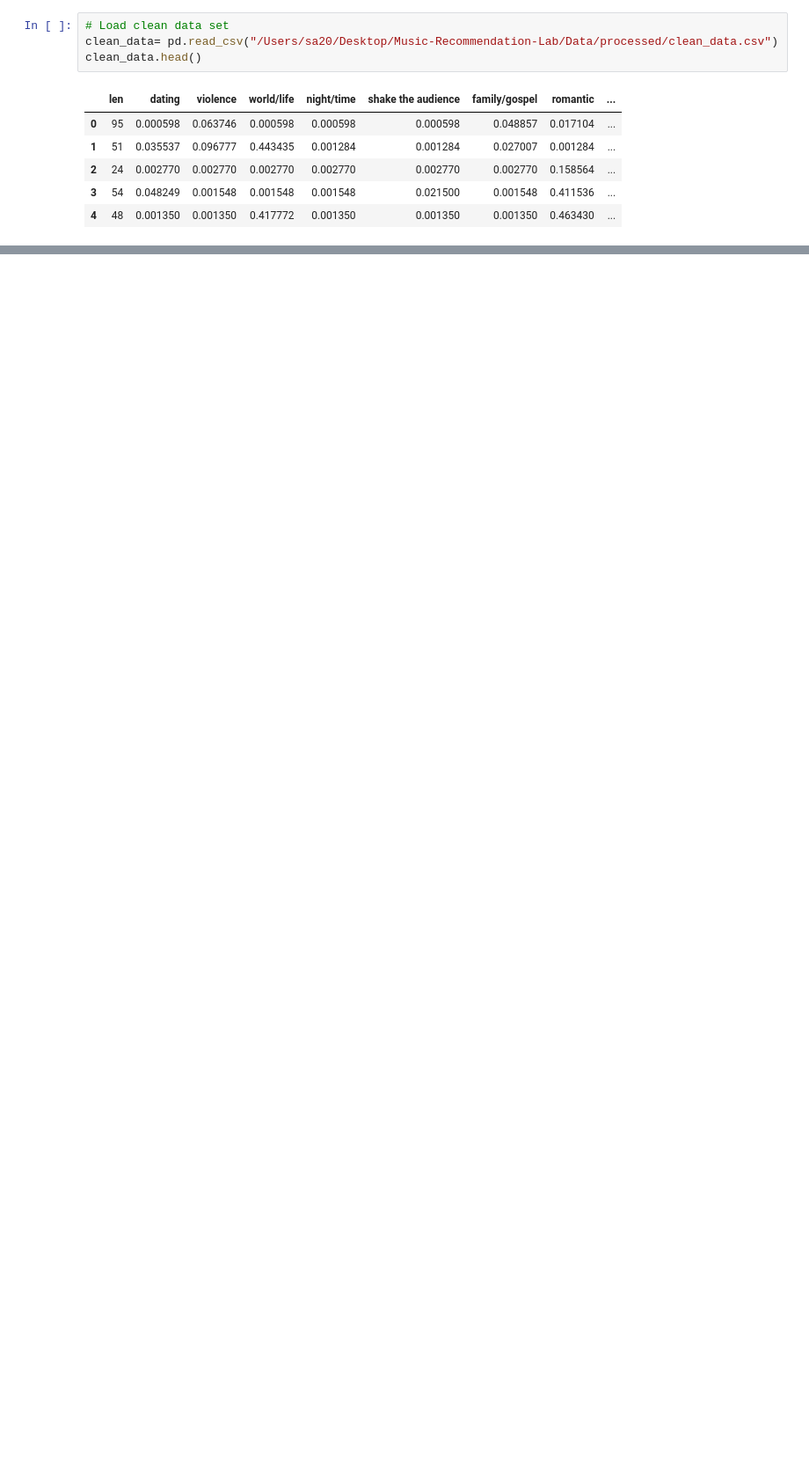
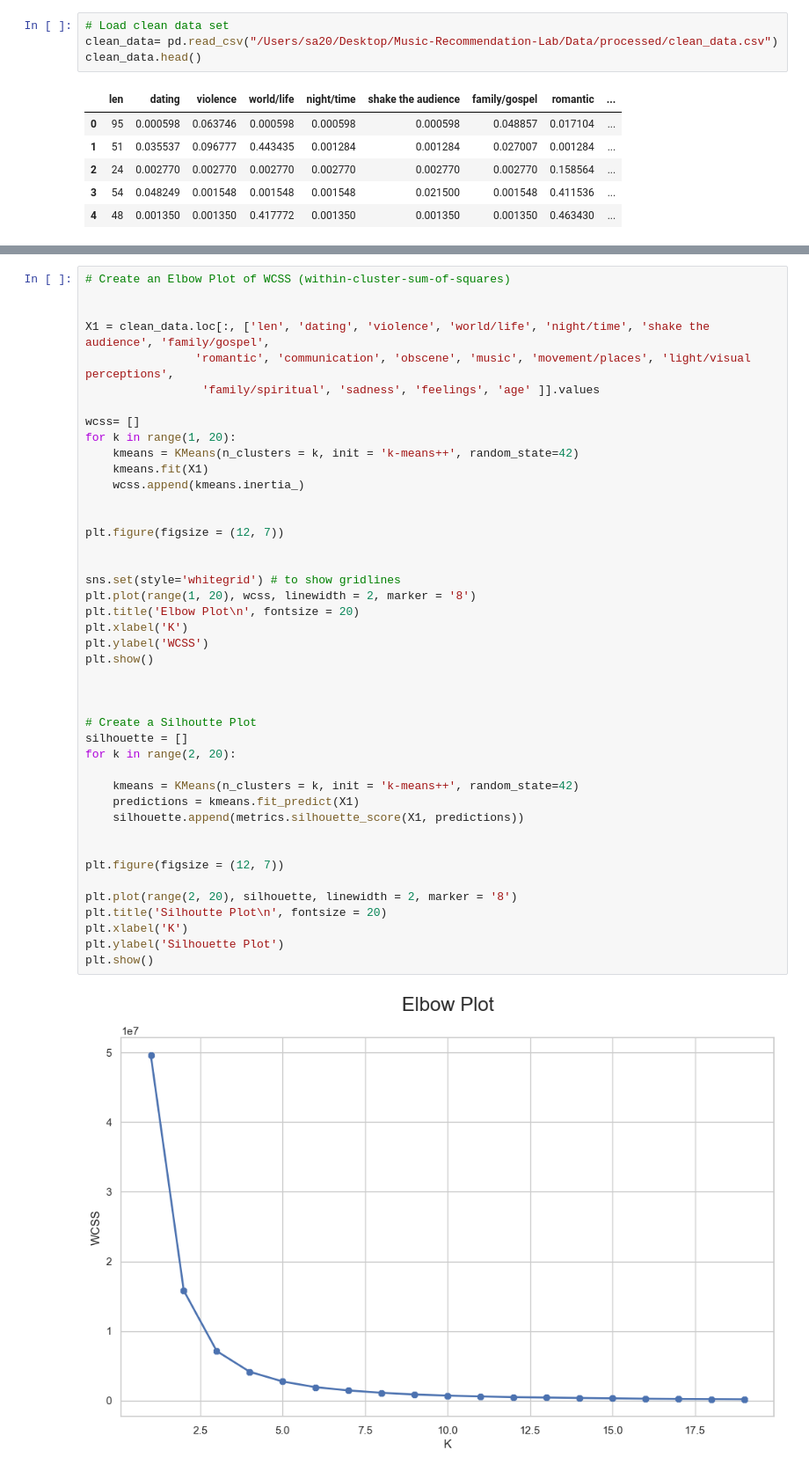
Before and after one commit to ohTMI/Music-Recommendation-Lab, a Jupyter notebook: Code/model.ipynb, the cells around one changed output, grey strips where cells are left out. Shown at 88% size. Saved outputs shown, nothing was run; the diff lists cells and outputs as text; blank space fills up the shorter version.

```diff
--- a/Code/model.ipynb
+++ b/Code/model.ipynb
@@ -22,0 +26,45 @@ clean_data.head()
+# %%
+# Create an Elbow Plot of WCSS (within-cluster-sum-of-squares)
+
+
+X1 = clean_data.loc[:, ['len', 'dating', 'violence', 'world/life', 'night/time', 'shake the audience', 'family/gospel',
+                'romantic', 'communication', 'obscene', 'music', 'movement/places', 'light/visual perceptions',
+                 'family/spiritual', 'sadness', 'feelings', 'age' ]].values
+
+wcss= []
+for k in range(1, 20):
+    kmeans = KMeans(n_clusters = k, init = 'k-means++', random_state=42)
+    kmeans.fit(X1)
+    wcss.append(kmeans.inertia_)
+
+
+plt.figure(figsize = (12, 7))
+
+
+sns.set(style='whitegrid') # to show gridlines
+plt.plot(range(1, 20), wcss, linewidth = 2, marker = '8')
+plt.title('Elbow Plot\n', fontsize = 20)
+plt.xlabel('K')
+plt.ylabel('WCSS')
+plt.show()
+
+
+
+# Create a Silhoutte Plot
+silhouette = []
+for k in range(2, 20):
+
+    kmeans = KMeans(n_clusters = k, init = 'k-means++', random_state=42)
+    predictions = kmeans.fit_predict(X1)
+    silhouette.append(metrics.silhouette_score(X1, predictions))
+
+
+plt.figure(figsize = (12, 7))
+
+plt.plot(range(2, 20), silhouette, linewidth = 2, marker = '8')
+plt.title('Silhoutte Plot\n', fontsize = 20)
+plt.xlabel('K')
+plt.ylabel('Silhouette Plot')
+plt.show()
+# %% [output]
+[figure, added]
```
Also changed, not shown: parts of 24 cells of this notebook, 1 other file.
